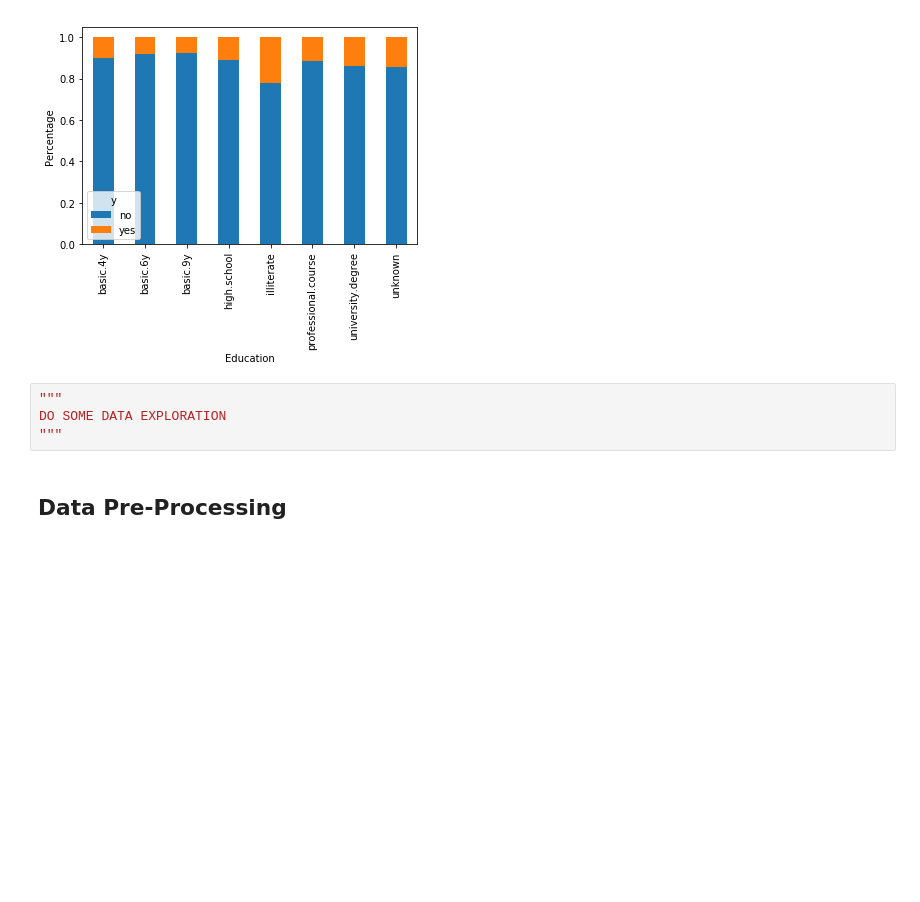
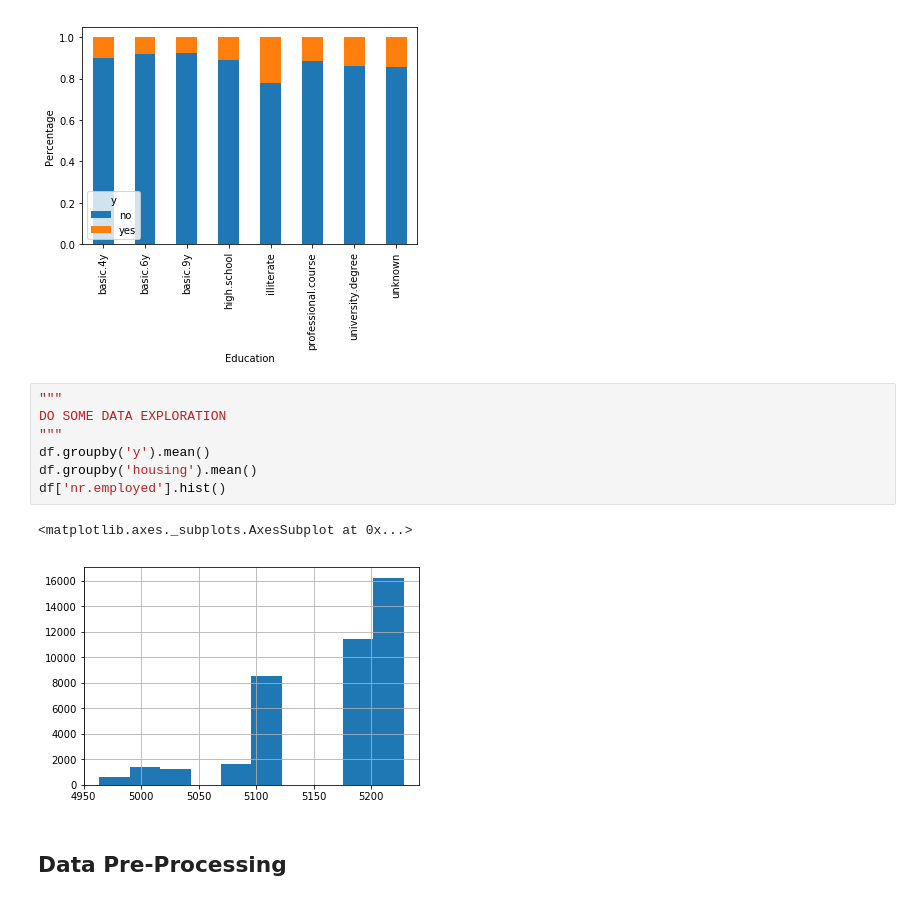
Before and after one commit to kwarodom/sidtechtalent, a Jupyter notebook: ML-Week3/Exercise/exercise.ipynb, the cells around one changed output. Drawn from its saved outputs; the diff is of its cells as text; blank space fills up the shorter version.

```diff
--- a/ML-Week3/Exercise/exercise.ipynb
+++ b/ML-Week3/Exercise/exercise.ipynb
@@ -83,7 +83,13 @@ plt.ylabel('Percentage')
 # %%
 """
 DO SOME DATA EXPLORATION
 """
+df.groupby('y').mean()
+df.groupby('housing').mean()
+df['nr.employed'].hist()
+# %% [output]
+<matplotlib.axes._subplots.AxesSubplot at 0x...>
+[figure, added]
 # %% [markdown]
 ## Data Pre-Processing
 # %%
```
Also changed, not shown: parts of 14 cells of this notebook, 2 other files.
